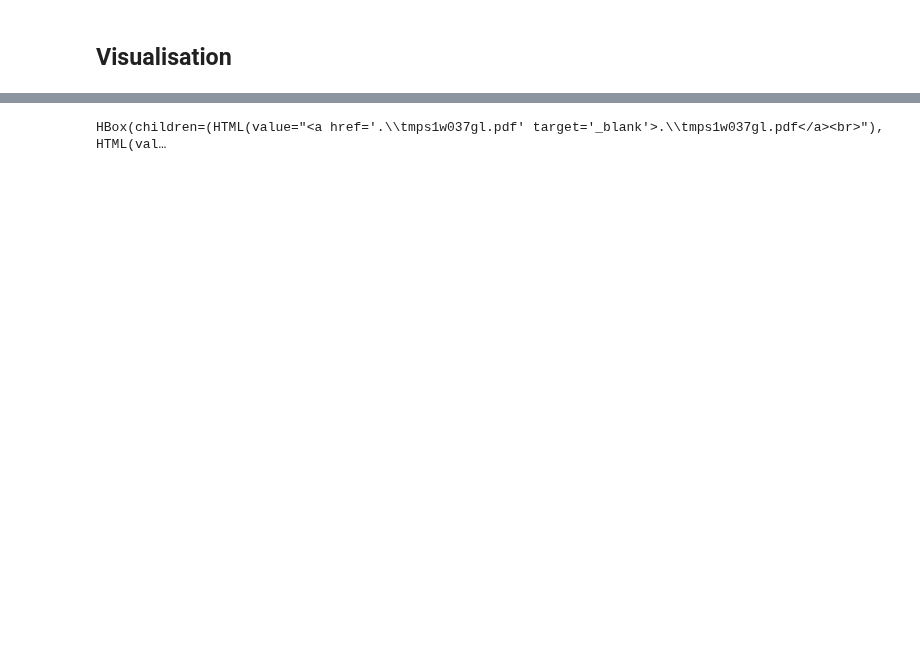
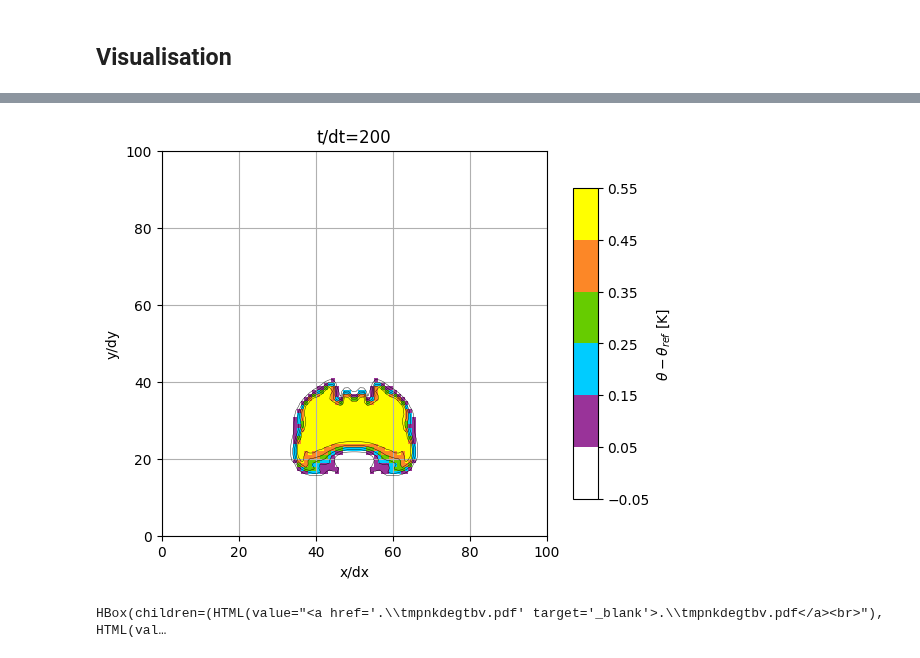
Before and after one commit to open-atmos/PyMPDATA, a Jupyter notebook: examples/PyMPDATA_examples/Jaruga_et_al_2015/fig19.ipynb, the cells around one changed output, grey strips where cells are left out. Drawn from its saved outputs; the diff is of its cells as text; code cells hidden in the pictures; blank space fills up the shorter version.

```diff
--- a/examples/PyMPDATA_examples/Jaruga_et_al_2015/fig19.ipynb
+++ b/examples/PyMPDATA_examples/Jaruga_et_al_2015/fig19.ipynb
@@ -456,3 +458,3 @@ HBox(children=(HTML(value="<a href='.\\tmpsjwddubr.pdf' target='_blank'>.\\tmpsj
 # %%
-show_plot(fig=plot(400,True))
+show_plot(fig=plot(int(len(output)/2),True),inline_format='png')
 # %% [output]
@@ -460,2 +461,3 @@ show_plot(fig=plot(400,True))
+[figure, added]
-HBox(children=(HTML(value="<a href='.\\tmps1w037gl.pdf' target='_blank'>.\\tmps1w037gl.pdf</a><br>"), HTML(val…
+HBox(children=(HTML(value="<a href='.\\tmpnkdegtbv.pdf' target='_blank'>.\\tmpnkdegtbv.pdf</a><br>"), HTML(val…
 # %%
```
Also changed, not shown: parts of 9 cells of this notebook, 3 other files.
